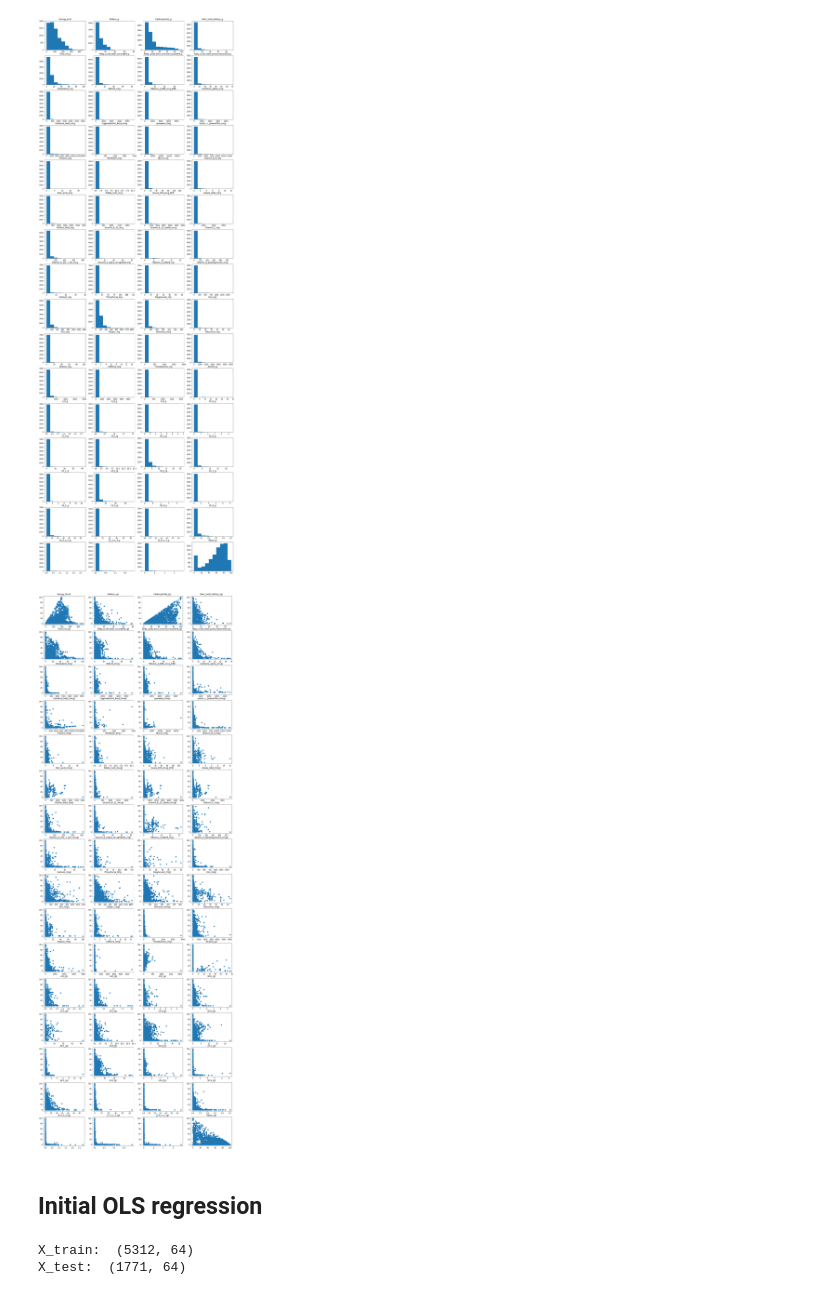
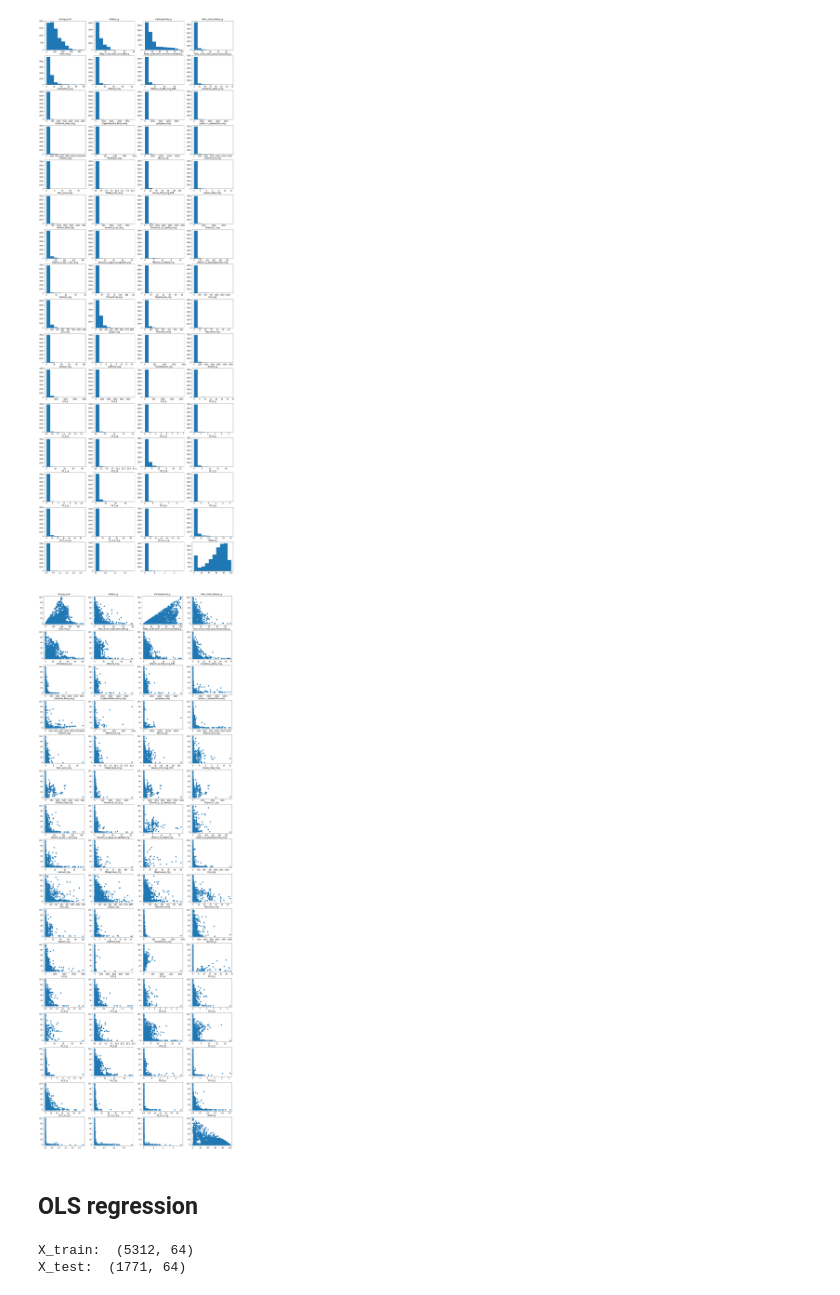
Before and after one commit to melodygr/food_data, a Jupyter notebook: WW Sugar Prediction.ipynb, the cells around one changed output. Drawn from its saved outputs; the diff is of its cells as text; code cells hidden in the pictures.

```diff
--- a/WW Sugar Prediction.ipynb
+++ b/WW Sugar Prediction.ipynb
@@ -127,18 +183,18 @@ plt.show()
 # %%
 fig, axes = plt.subplots(nrows=16, ncols=4, figsize=(20,60))
 for n, column in enumerate(X.columns):
     row=(n)//4
     col=n%4
     ax=axes[row][col]
     x=X[column]
     y=df['Sugars_total_g']
     ax.scatter(x, y)
-    ax.set_title(regressors.columns.values[n])
+    ax.set_title(X.columns.values[n])
 plt.show()
 # %% [output]
-[figure, old version]
+[figure, new version]
 # %% [markdown]
-## Initial OLS regression
+## OLS regression
 # %%
 from statsmodels.formula.api import ols
 from statsmodels.stats.outliers_influence import variance_inflation_factor
```
Also changed, not shown: parts of 44 cells of this notebook.
